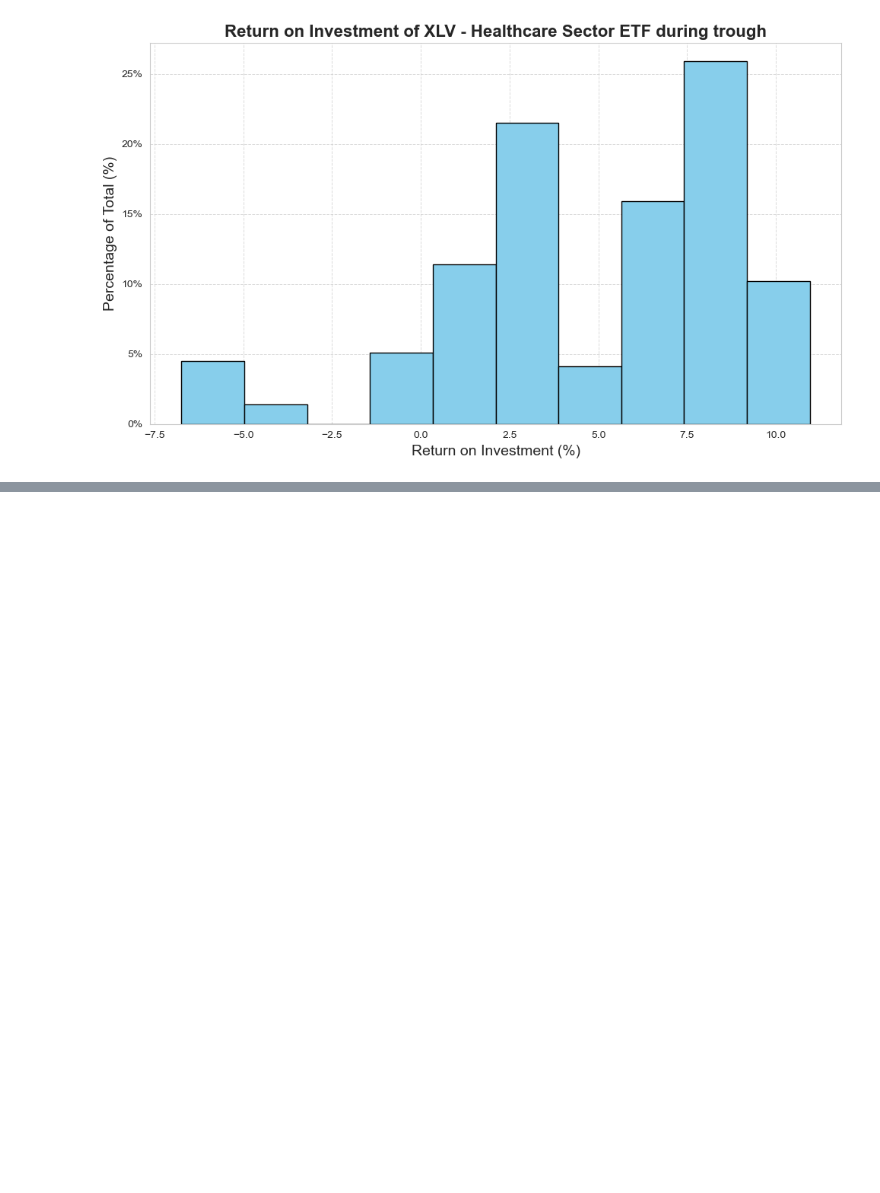
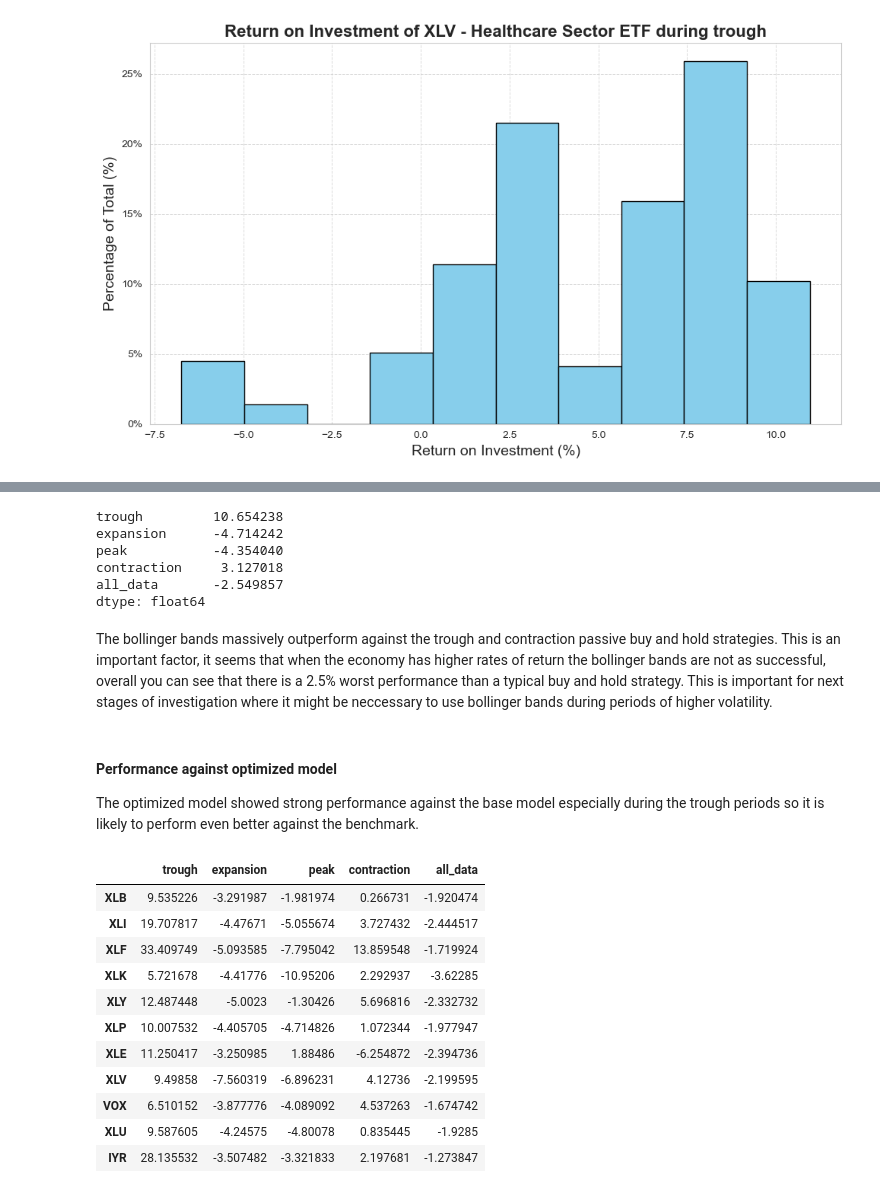
Before and after one commit to bennicholson2/Enhancing-Technical-Analysis-with-Data-Science, a Jupyter notebook: Technical Analysis/bollinger_bands.ipynb, the cells around one changed output, grey strips where cells are left out. Saved outputs shown, nothing was run; the diff lists cells and outputs as text; code cells hidden in the pictures; blank space fills up the shorter version.

```diff
--- a/Technical Analysis/bollinger_bands.ipynb
+++ b/Technical Analysis/bollinger_bands.ipynb
@@ -969,0 +664,6 @@ Overall the bollinger bands perform better during times of troughs and contracti
+# %%
+# import buy and hold data
+benchmark_buy_hold = pd.read_csv('/Users/ben_nicholson/Visual_Code_Projects/Personal_Projects/Financial Capstone Project/data/performance_data/buy_hold/buy_hold_average_return.csv')
+benchmark_buy_hold.set_index('Unnamed: 0', inplace=True)
+benchmark_buy_hold.index.name=None
+benchmark_buy_hold
@@ -969,0 +702,31 @@ Overall the bollinger bands perform better during times of troughs and contracti
+# %%
+# compare the performance
+base_model_performance_against_benchmark_return.mean()
+# %% [output]
+trough         10.654238
+expansion      -4.714242
+peak           -4.354040
+contraction     3.127018
+all_data       -2.549857
+dtype: float64
+# %% [markdown]
+The bollinger bands massively outperform against the trough and contraction passive buy and hold strategies. This is an important factor, it seems that when the economy has higher rates of return the bollinger bands are not as successful, overall you can see that there is a 2.5% worst performance than a typical buy and hold strategy. This is important for next stages of investigation where it might be neccessary to use bollinger bands during periods of higher volatility.
+# %% [markdown]
+#### Performance against optimized model
+The optimized model showed strong performance against the base model especially during the trough periods so it is likely to perform even better against the benchmark.
+# %%
+optimized_model_performance_against_benchmark_return = optimized_average_returns - benchmark_buy_hold
+optimized_model_performance_against_benchmark_return
+# %% [output]
+|  | trough | expansion | peak | contraction | all_data |
+| XLB | 9.535226 | -3.291987 | -1.981974 | 0.266731 | -1.920474 |
+| XLI | 19.707817 | -4.47671 | -5.055674 | 3.727432 | -2.444517 |
+| XLF | 33.409749 | -5.093585 | -7.795042 | 13.859548 | -1.719924 |
+| XLK | 5.721678 | -4.41776 | -10.95206 | 2.292937 | -3.62285 |
+| XLY | 12.487448 | -5.0023 | -1.30426 | 5.696816 | -2.332732 |
+| XLP | 10.007532 | -4.405705 | -4.714826 | 1.072344 | -1.977947 |
+| XLE | 11.250417 | -3.250985 | 1.88486 | -6.254872 | -2.394736 |
+| XLV | 9.49858 | -7.560319 | -6.896231 | 4.12736 | -2.199595 |
+| VOX | 6.510152 | -3.877776 | -4.089092 | 4.537263 | -1.674742 |
+| XLU | 9.587605 | -4.24575 | -4.80078 | 0.835445 | -1.9285 |
+| IYR | 28.135532 | -3.507482 | -3.321833 | 2.197681 | -1.273847 |
```
Also changed, not shown: parts of 49 cells of this notebook.
